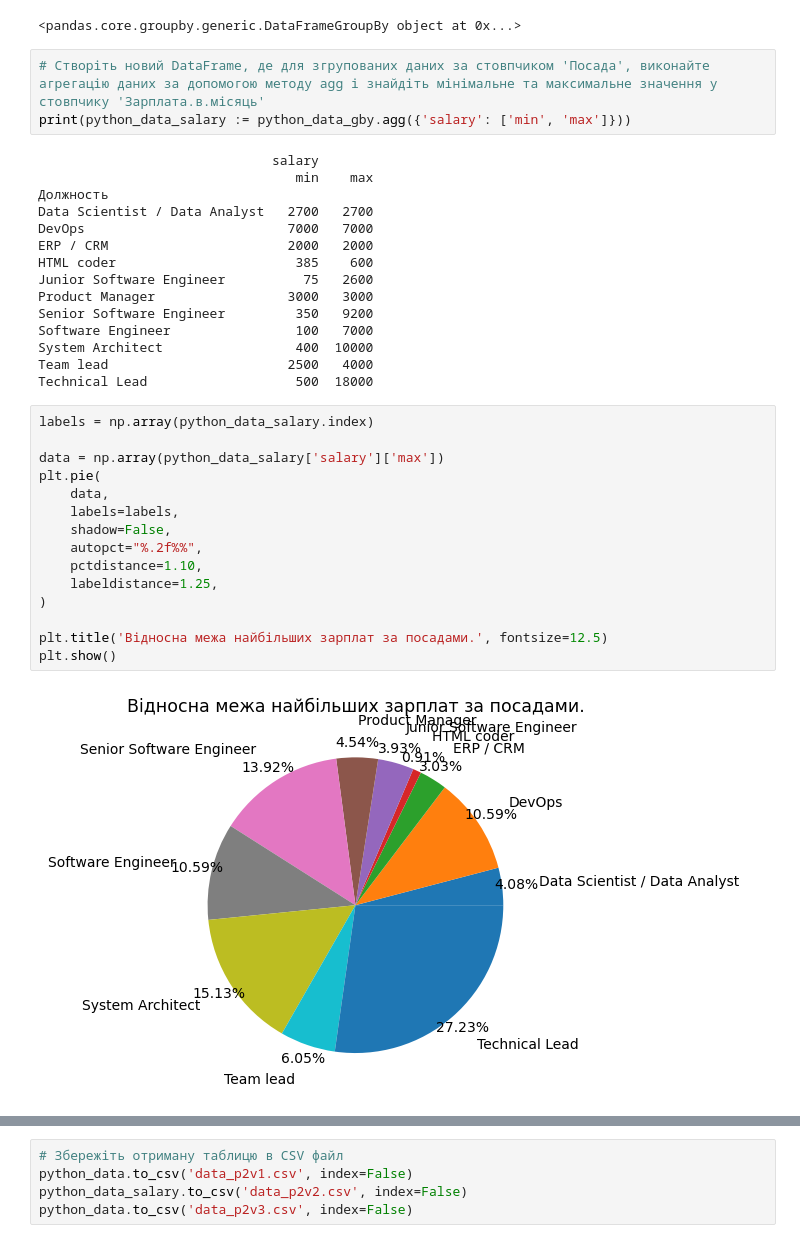
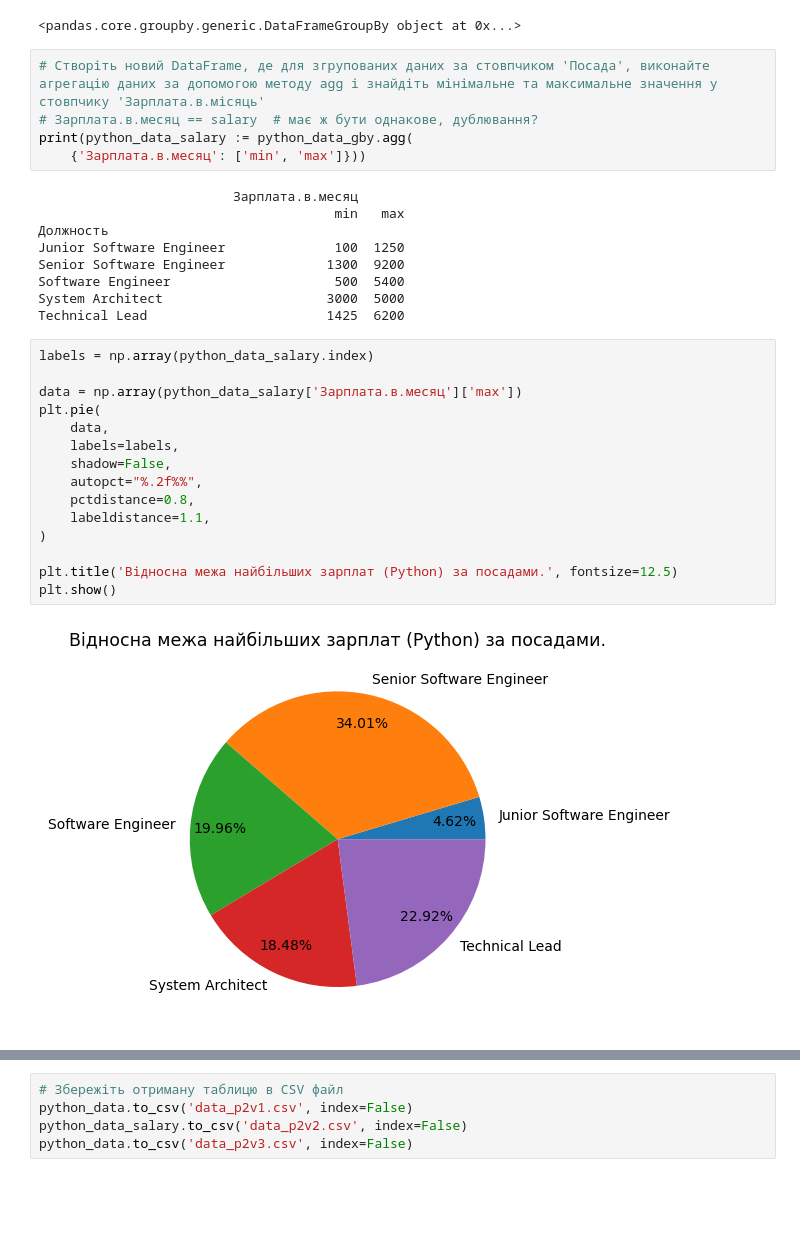
Before and after one commit to DenysTantsiura/datas, a Jupyter notebook: Hw_2.2/Hw2.2.ipynb, the cells around one changed output, grey strips where cells are left out. Cells and saved outputs as stored; diff of their text form; blank space fills up the shorter version.

```diff
--- a/Hw_2.2/Hw2.2.ipynb
+++ b/Hw_2.2/Hw2.2.ipynb
@@ -196,39 +198,35 @@ print(python_data_gby := python_data.groupby(['Должность']))
 <pandas.core.groupby.generic.DataFrameGroupBy object at 0x...>
 # %%
 # Створіть новий DataFrame, де для згрупованих даних за стовпчиком 'Посада', виконайте агрегацію даних за допомогою методу agg і знайдіть мінімальне та максимальне значення у стовпчику 'Зарплата.в.місяць'
-print(python_data_salary := python_data_gby.agg({'salary': ['min', 'max']}))
+# Зарплата.в.месяц == salary  # має ж бути однакове, дублювання?
+print(python_data_salary := python_data_gby.agg(
+    {'Зарплата.в.месяц': ['min', 'max']}))
 # %% [output]
-                              salary
-                                 min    max
+                         Зарплата.в.месяц
+                                      min   max
 Должность
-Data Scientist / Data Analyst   2700   2700
-DevOps                          7000   7000
-ERP / CRM                       2000   2000
-HTML coder                       385    600
-Junior Software Engineer          75   2600
-Product Manager                 3000   3000
-Senior Software Engineer         350   9200
-Software Engineer                100   7000
-System Architect                 400  10000
-Team lead                       2500   4000
-Technical Lead                   500  18000
+Junior Software Engineer              100  1250
+Senior Software Engineer             1300  9200
+Software Engineer                     500  5400
+System Architect                     3000  5000
+Technical Lead                       1425  6200
 # %%
 labels = np.array(python_data_salary.index)
 
-data = np.array(python_data_salary['salary']['max'])
+data = np.array(python_data_salary['Зарплата.в.месяц']['max'])
 plt.pie(
     data,
     labels=labels,
     shadow=False,
     autopct="%.2f%%",
-    pctdistance=1.10,
-    labeldistance=1.25,
+    pctdistance=0.8,
+    labeldistance=1.1,
 )
 
-plt.title('Відносна межа найбільших зарплат за посадами.', fontsize=12.5)
+plt.title('Відносна межа найбільших зарплат (Python) за посадами.', fontsize=12.5)
 plt.show()
 # %% [output]
-[figure, old version]
+[figure, new version]
 # %%
 labels = np.array(python_data_salary.index)
 
```
Also changed, not shown: parts of 9 cells of this notebook, 2 other files.
